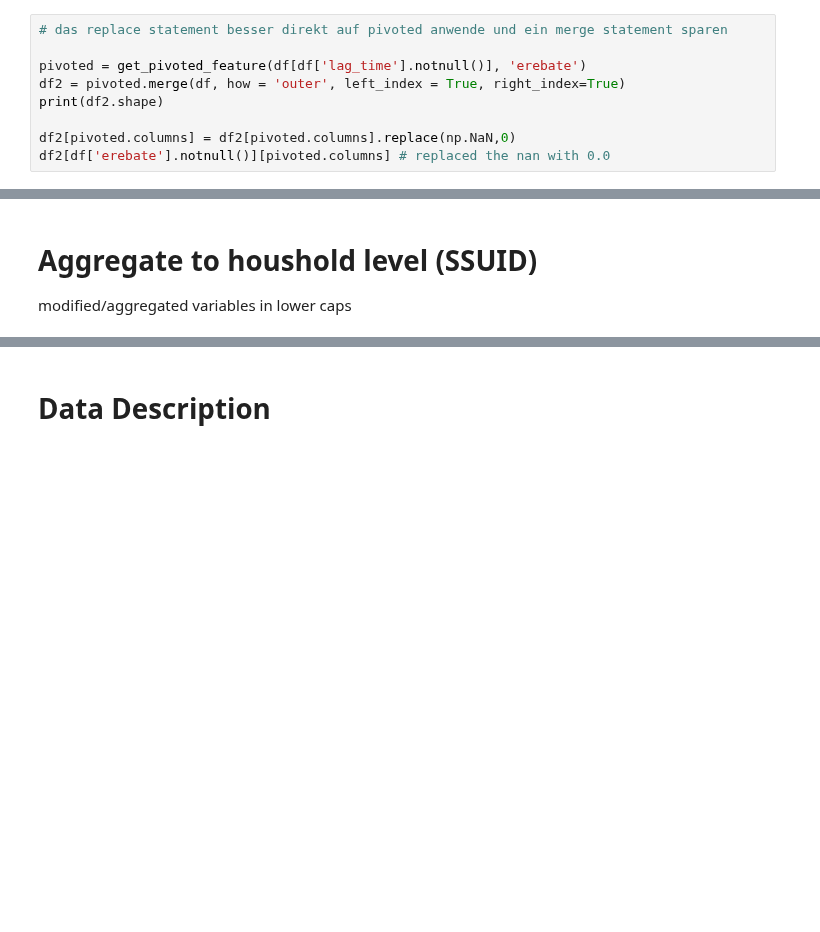
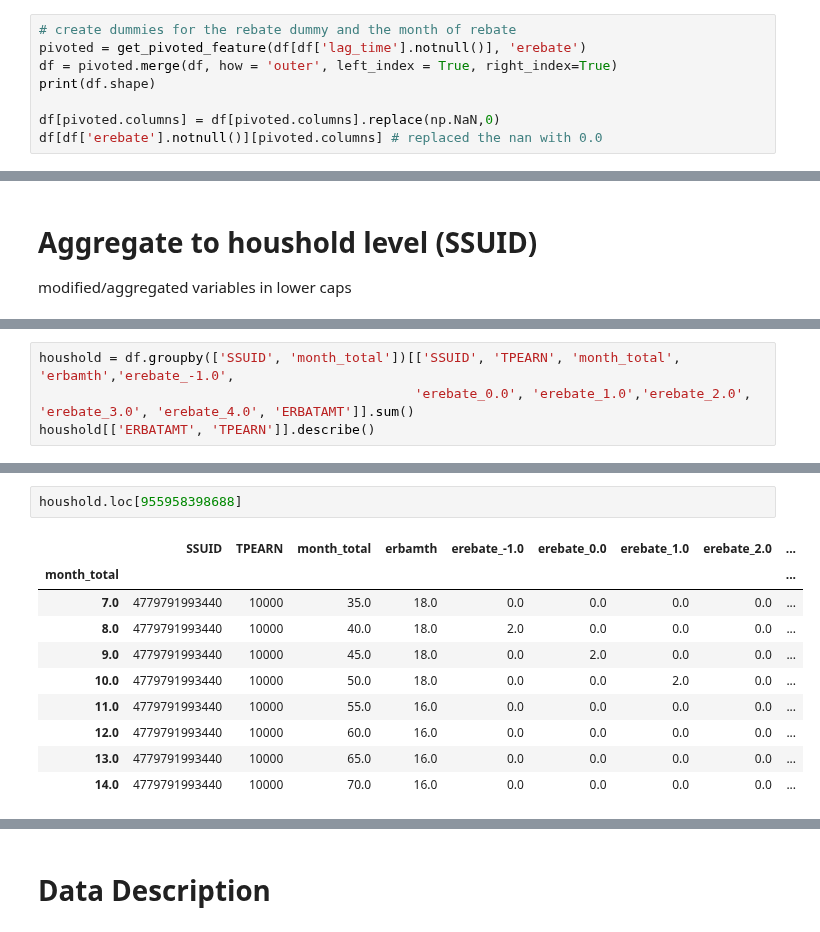
Before and after one commit to MaxDerWeber/MasterThesis, a Jupyter notebook: Data.ipynb, the cells around one changed output, grey strips where cells are left out. Saved outputs shown, nothing was run; the diff lists cells and outputs as text; blank space fills up the shorter version.

```diff
--- a/Data.ipynb
+++ b/Data.ipynb
@@ -285,12 +285,11 @@ df['lag_time'] =  df['month_total'] - df['erbamth']
 # %%
-# das replace statement besser direkt auf pivoted anwende und ein merge statement sparen
+# create dummies for the rebate dummy and the month of rebate
+pivoted = get_pivoted_feature(df[df['lag_time'].notnull()], 'erebate')
+df = pivoted.merge(df, how = 'outer', left_index = True, right_index=True)
+print(df.shape)
 
-pivoted = get_pivoted_feature(df[df['lag_time'].notnull()], 'erebate')
-df2 = pivoted.merge(df, how = 'outer', left_index = True, right_index=True)
-print(df2.shape)
-
-df2[pivoted.columns] = df2[pivoted.columns].replace(np.NaN,0)
-df2[df['erebate'].notnull()][pivoted.columns] # replaced the nan with 0.0
+df[pivoted.columns] = df[pivoted.columns].replace(np.NaN,0)
+df[df['erebate'].notnull()][pivoted.columns] # replaced the nan with 0.0
 # %% [output]
 (587768, 121)
 |  | erebate_-6.0 | erebate_-5.0 | erebate_-4.0 | erebate_-3.0 | erebate_-2.0 | erebate_-1.0 | erebate_0.0 | ... |
@@ -330,0 +352,4 @@ houshold = df.groupby(['SSUID', 'total_month'])[['SSUID','erebate', 'erbamth']]
+# %%
+houshold = df.groupby(['SSUID', 'month_total'])[['SSUID', 'TPEARN', 'month_total', 'erbamth','erebate_-1.0',
+                                                'erebate_0.0', 'erebate_1.0','erebate_2.0', 'erebate_3.0', 'erebate_4.0', 'ERBATAMT']].sum()
+houshold[['ERBATAMT', 'TPEARN']].describe()
@@ -330,0 +366,13 @@ houshold = df.groupby(['SSUID', 'total_month'])[['SSUID','erebate', 'erbamth']]
+# %%
+houshold.loc[955958398688]
+# %% [output]
+|  | SSUID | TPEARN | month_total | erbamth | erebate_-1.0 | erebate_0.0 | erebate_1.0 | erebate_2.0 | ... |
+| month_total |  |  |  |  |  |  |  |  | ... |
+| 7.0 | 4779791993440 | 10000 | 35.0 | 18.0 | 0.0 | 0.0 | 0.0 | 0.0 | ... |
+| 8.0 | 4779791993440 | 10000 | 40.0 | 18.0 | 2.0 | 0.0 | 0.0 | 0.0 | ... |
+| 9.0 | 4779791993440 | 10000 | 45.0 | 18.0 | 0.0 | 2.0 | 0.0 | 0.0 | ... |
+| 10.0 | 4779791993440 | 10000 | 50.0 | 18.0 | 0.0 | 0.0 | 2.0 | 0.0 | ... |
+| 11.0 | 4779791993440 | 10000 | 55.0 | 16.0 | 0.0 | 0.0 | 0.0 | 0.0 | ... |
+| 12.0 | 4779791993440 | 10000 | 60.0 | 16.0 | 0.0 | 0.0 | 0.0 | 0.0 | ... |
+| 13.0 | 4779791993440 | 10000 | 65.0 | 16.0 | 0.0 | 0.0 | 0.0 | 0.0 | ... |
+| 14.0 | 4779791993440 | 10000 | 70.0 | 16.0 | 0.0 | 0.0 | 0.0 | 0.0 | ... |
```
Also changed, not shown: parts of 17 cells of this notebook.
